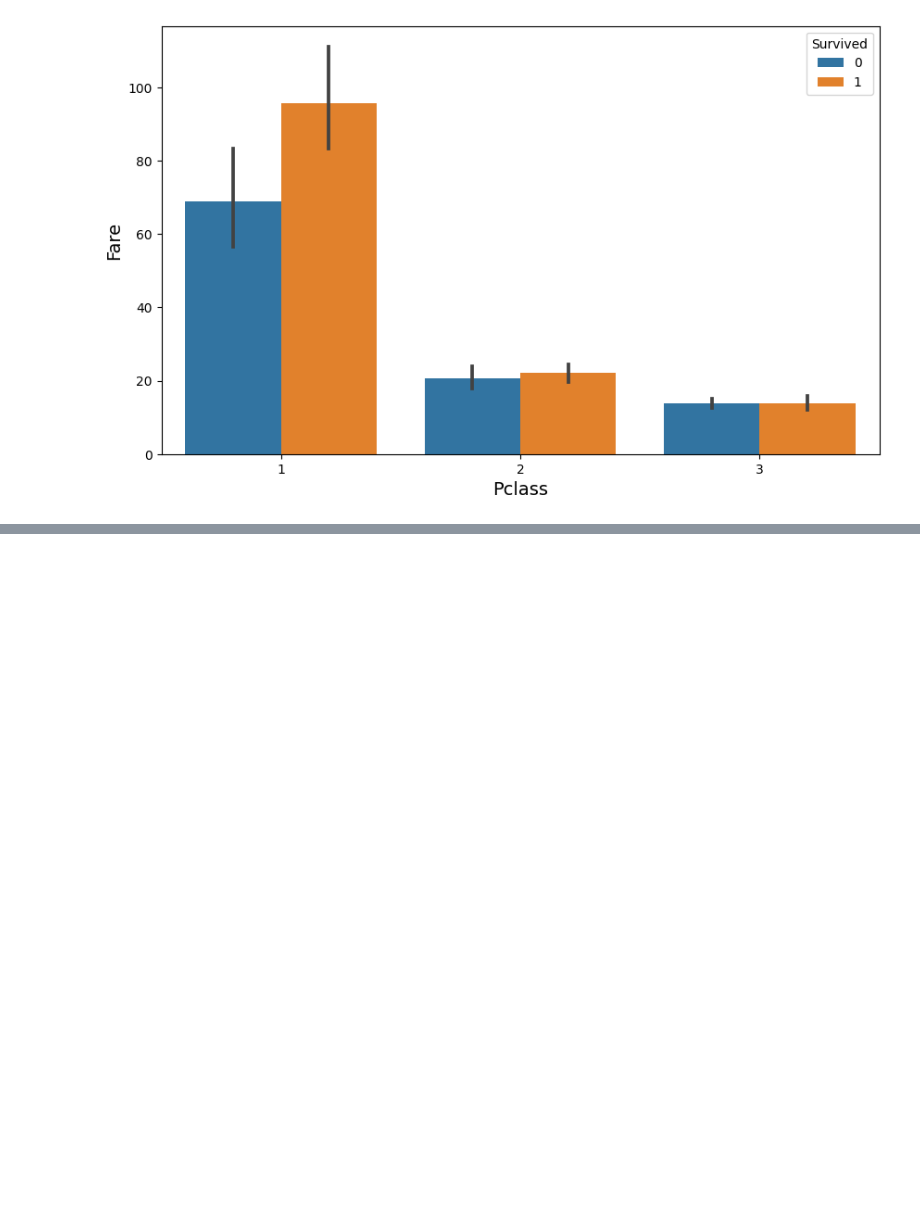
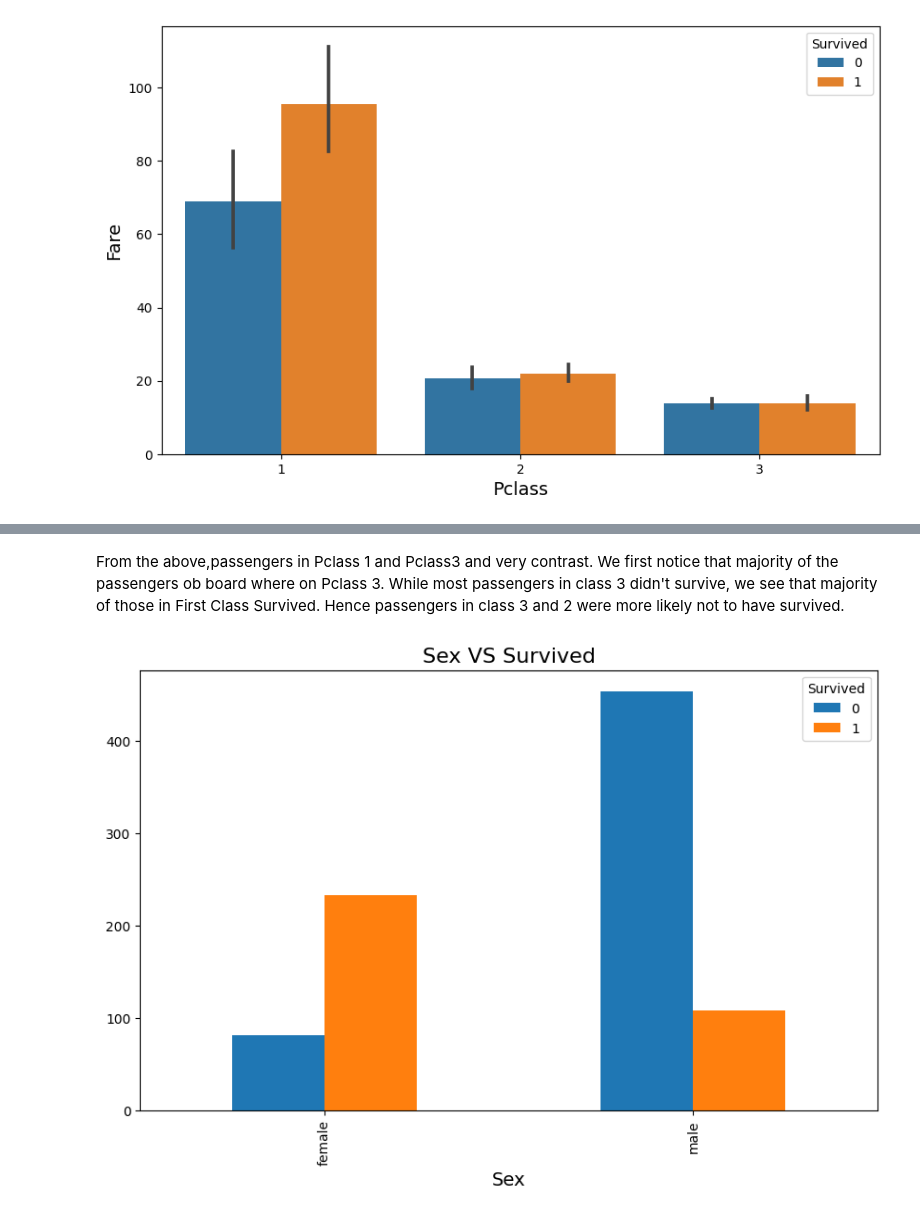
Before and after one commit to chikeibezim/titanic_survival_prediciton, a Jupyter notebook: titanic-survival-prediction.ipynb, the cells around one changed output, grey strips where cells are left out. Cells and saved outputs as stored; diff of their text form; code cells hidden in the pictures; blank space fills up the shorter version.

```diff
--- a/titanic-survival-prediction.ipynb
+++ b/titanic-survival-prediction.ipynb
@@ -176,0 +200,10 @@ sns.barplot(titanic_df, x="Pclass", y="Fare", hue="Survived")
+# %% [markdown]
+From the above,passengers in Pclass 1 and Pclass3 and very contrast. We first notice that majority of the passengers ob board where on Pclass 3. While most passengers in class 3 didn't survive, we see that majority of those in First Class Survived. Hence passengers in class 3 and 2 were more likely not to have survived.
+# %%
+gender_freq = pd.crosstab(titanic_df.Sex, titanic_df.Survived)
+
+gender_freq.plot(kind="bar")
+plt.title("Sex VS Survived")
+plt.show()
+# %% [output]
+[figure, added]
```
Also changed, not shown: parts of 25 cells of this notebook.
